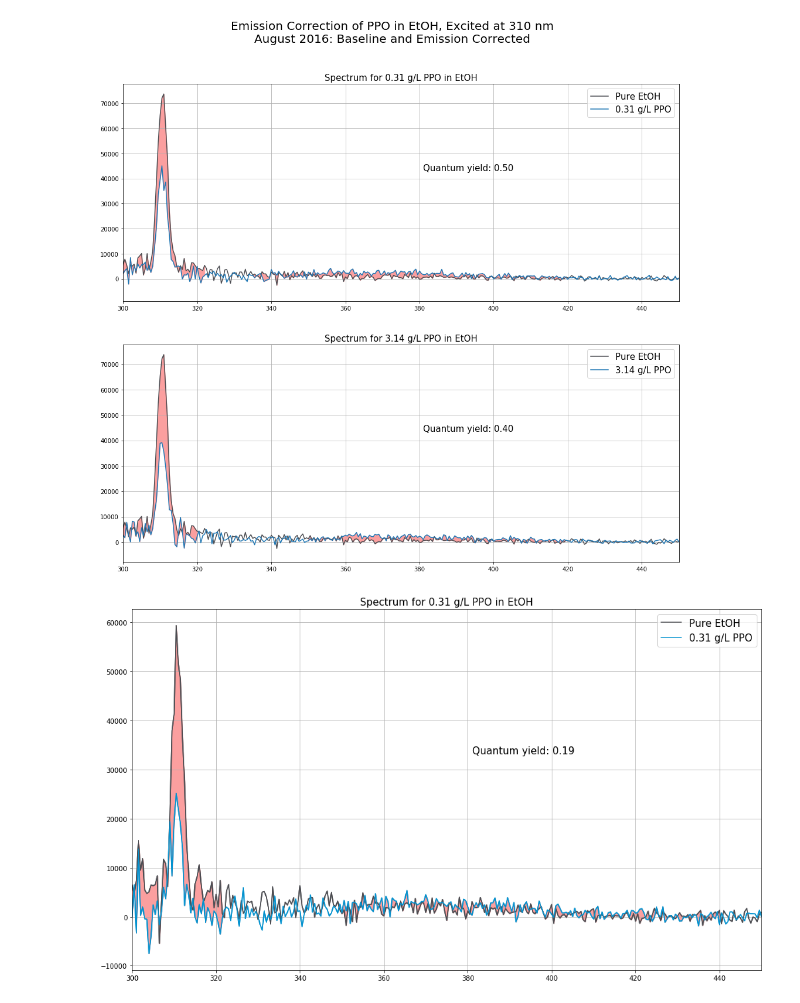
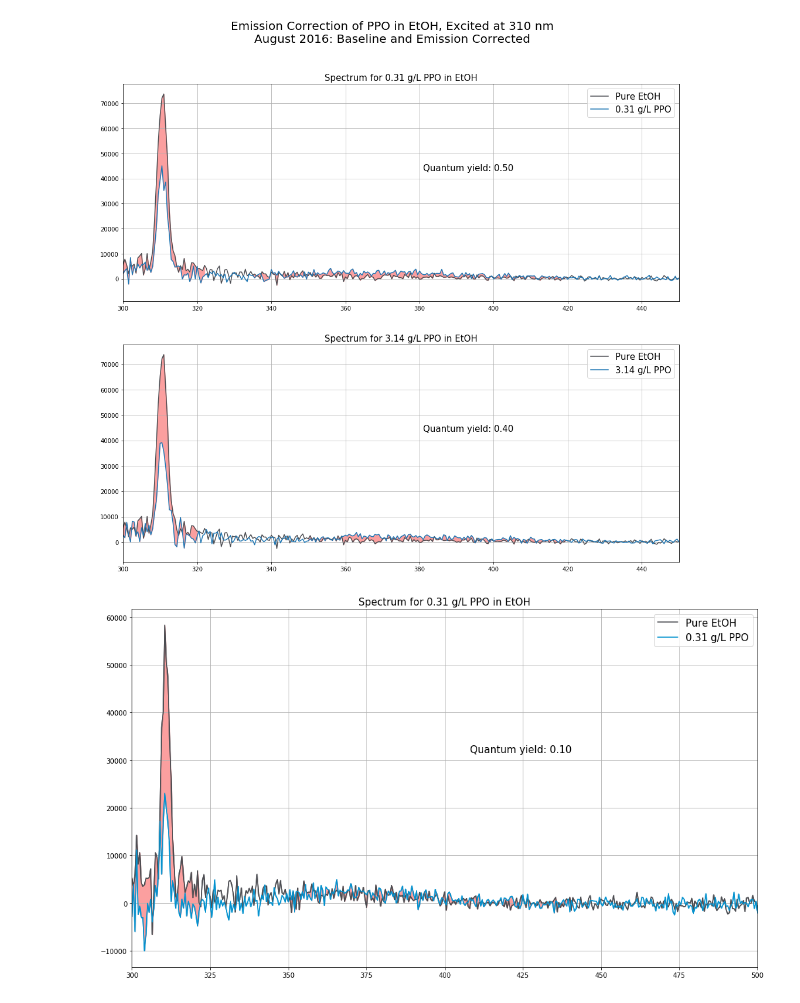
Before and after one commit to nmcneal-bnl/WbLS, a Jupyter notebook: Integrating Sphere Method.ipynb, the cells around one changed output. Cells and saved outputs as stored; diff of their text form; code cells hidden in the pictures.

Commit message:
Made Notebook more flexible in choosing the integration ranges for calculating the quantum yield

```diff
--- a/Integrating Sphere Method.ipynb
+++ b/Integrating Sphere Method.ipynb
@@ -179,23 +179,20 @@ aug_2016_data = [PTIData(aug_2016_prefix + "EmissionScan_ETOH_ex310_2sec_160830.
 # In order of pure EtOH, 0.31 g/L PPO, and 3.14 g/L PPO
 jun_2017_data = [PTIData(jun_2017_prefix + "EmScan_IS_0x00gperL_PPOinETOH_ex310_em300-650_2sec_20170622_noemcorr.txt"),
                  PTIData(jun_2017_prefix + "EmScan_IS_0x31gperL_PPOinETOH_ex310_em300-650_2sec_20170622_noemcorr.txt")]
-
-## Just for plotting purposes ##
-aug_2016_emcorr_intensities = list() # Emission corrected
-jun_2017_emcorr_intensities = list()
-
-ranges_for_baseline = [[400,650]]
-for data_set in aug_2016_data:
-    baseline_corrected = data_set.get_baseline_subtracted('cor','linear',[[450,650]])
-    emission_corrected = np.multiply(emcorr_quanta_sphere_values, baseline_corrected)
-    aug_2016_emcorr_intensities.append(emission_corrected)
-
-for data_set in jun_2017_data:
-    baseline_corrected = data_set.get_baseline_subtracted('cor','linear',[[450,650]])
-    emission_corrected = np.multiply(emcorr_quanta_sphere_values, baseline_corrected)
-    jun_2017_emcorr_intensities.append(emission_corrected)
-## Just for plotting purposes ##
 # %%
+ranges_for_baseline = [[450,650]]
+
+
+## Get the baseline and emitted subtracted intensities for plotting
+aug_2016_emcorr_intensities = list() # Baseline and emission corrected
+for data_set in aug_2016_data:
+    baseline_corrected = data_set.get_baseline_subtracted('cor','linear',ranges_for_baseline)
+    emission_corrected = np.multiply(emcorr_quanta_sphere_values, baseline_corrected)
+    aug_2016_emcorr_intensities.append(emission_corrected)
+
+## Calculate the two quantum yields
+
+# The integration ranges
 QY_0x31_ex_range = [300,322]
 QY_0x31_em_range = [335,420]
 QY_3x14_ex_range = [300,320]
@@ -204,10 +201,12 @@ QY_3x14_em_range = [350,420]
 
 aug_2016_QY_0x31 = calc_QY(aug_2016_data[0], aug_2016_data[1],
                        QY_0x31_ex_range,QY_0x31_em_range,
+                       ranges_for_baseline = ranges_for_baseline,
                        em_correction_array=emcorr_quanta_sphere_values)
 
 aug_2016_QY_3x14 = calc_QY(aug_2016_data[0], aug_2016_data[2],
                        QY_3x14_ex_range,QY_3x14_em_range,
+                       ranges_for_baseline = ranges_for_baseline,
                        em_correction_array=emcorr_quanta_sphere_values)
 
 
@@ -254,40 +253,49 @@ plt.show()
 # %% [output]
 [figure]
 # %%
+ranges_for_baseline = [[400,650]]
+
+jun_2017_emcorr_intensities = list()
+for data_set in jun_2017_data:
+    baseline_corrected = data_set.get_baseline_subtracted('cor','linear',ranges_for_baseline)
+    emission_corrected = np.multiply(emcorr_quanta_sphere_values, baseline_corrected)
+    jun_2017_emcorr_intensities.append(emission_corrected)
+
 QY_0x31_ex_range = [300,322]
 QY_0x31_em_range = [350,440]
 
 jun_2017_QY_0x31 = calc_QY(jun_2017_data[0], jun_2017_data[1],
                        QY_0x31_ex_range,QY_0x31_em_range,
+                       ranges_for_baseline = ranges_for_baseline,
                        em_correction_array=emcorr_quanta_sphere_values)
 
 
 fig = plt.figure(figsize=(17,10))
 
 ax1 = plt.subplot2grid((1,1), (0,0))
 
 ax1.plot(jun_2017_data[0].wavelengths, jun_2017_emcorr_intensities[0],"#4c4d52")
 ax1.plot(jun_2017_data[1].wavelengths, jun_2017_emcorr_intensities[1],"#0392cf")
 
 ax1.plot(jun_2017_data[0].wavelengths, jun_2017_emcorr_intensities[0],"#4c4d52")
 ax1.plot(jun_2017_data[1].wavelengths, jun_2017_emcorr_intensities[1],"#0392cf")
 ax1.set_title("Spectrum for 0.31 g/L PPO in EtOH",fontsize=15)
 ax1.legend(["Pure EtOH", "0.31 g/L PPO"],fontsize=15)
 ax1.fill_between(jun_2017_data[0].wavelengths, jun_2017_emcorr_intensities[0], jun_2017_emcorr_intensities[1],
                  where = ((jun_2017_data[0].wavelengths >= QY_0x31_ex_range[0]) &
                           (jun_2017_data[0].wavelengths <= QY_0x31_ex_range[1])),
                  color =  "#fb9f9f")
 ax1.fill_between(jun_2017_data[0].wavelengths, jun_2017_emcorr_intensities[0], jun_2017_emcorr_intensities[1],
                  where = ((jun_2017_data[0].wavelengths >= QY_0x31_em_range[0]) &
                           (jun_2017_data[0].wavelengths <= QY_0x31_em_range[1])),
                  color =  "#fb9f9f")
 ax1.text(0.54,0.6,"Quantum yield: %.2f" %jun_2017_QY_0x31,transform=ax1.transAxes,fontsize=15)
 
 
 for ax in [ax1]:
     ax.grid()
-    ax.set_xlim([300,450])
+    ax.set_xlim([300,500])
 
 plt.show()
 # %% [output]
-[figure, old version]
+[figure, new version]
```
